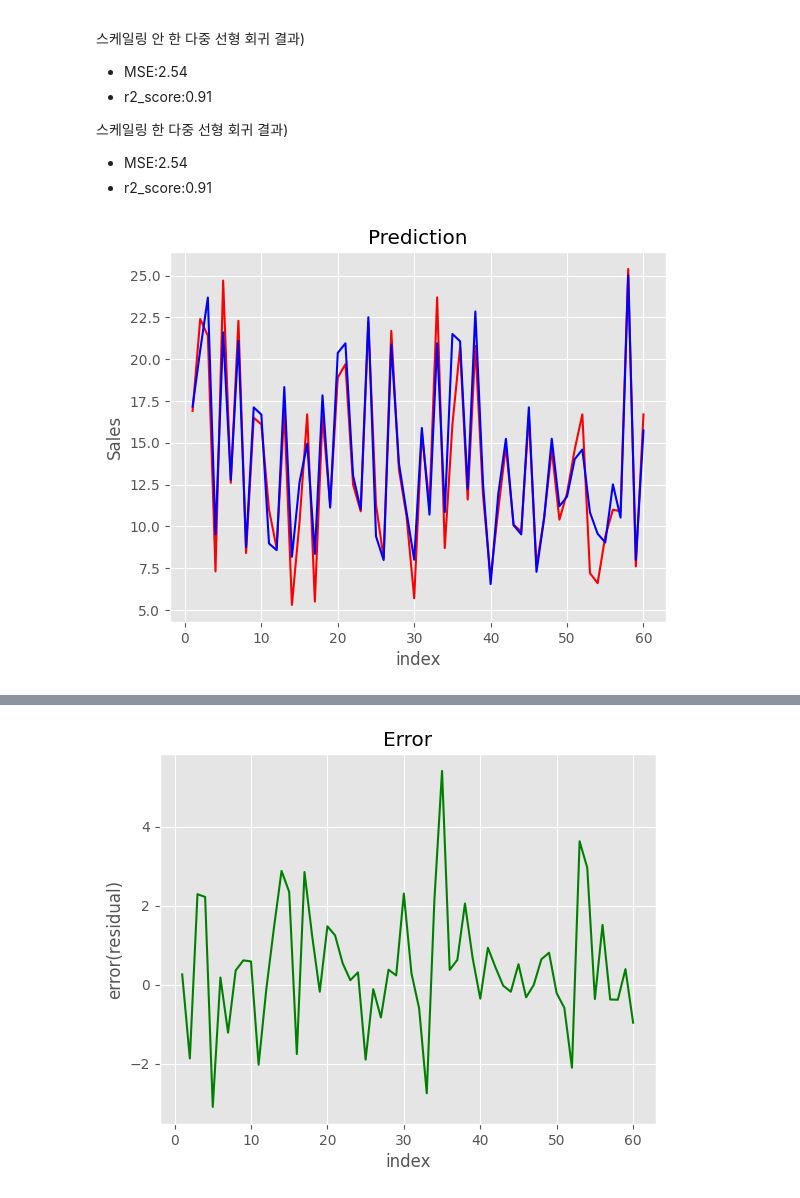
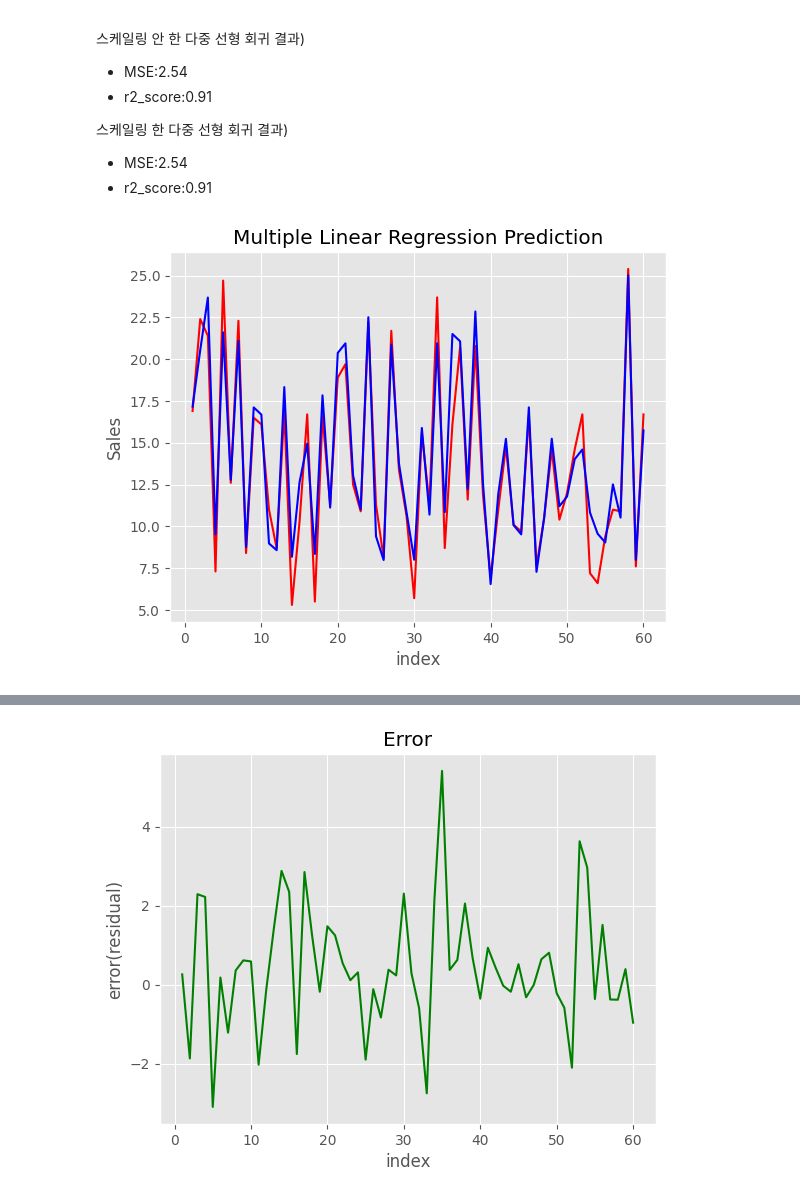
Before and after one commit to jen282/ms-machine-learning, a Jupyter notebook: python-ml/01_회귀_광고.ipynb, the cells around one changed output, grey strips where cells are left out. Cells and saved outputs as stored; diff of their text form; code cells hidden in the pictures.

```diff
--- a/python-ml/01_회귀_광고.ipynb
+++ b/python-ml/01_회귀_광고.ipynb
@@ -360,15 +360,15 @@ r2_score:0.91
 # %%
 y_pred2 = lr_model3.predict(X_test_scaled)
 c = [i for i in range(1, 61, 1)]
 
 plt.plot(c, y_test2, color = 'r')
 plt.plot(c, y_pred2, color ='b')
 plt.xlabel('index')
 plt.ylabel('Sales')
-plt.title('Prediction')
+plt.title('Multiple Linear Regression Prediction')
 plt.show()
 # %% [output]
-[figure, old version]
+[figure, new version]
 # %%
 # 실제값과 예측값을 구해 데이터프레임 형태로 만들기
 # %%
```
Also changed, not shown: parts of 37 cells of this notebook, 1 other file.
